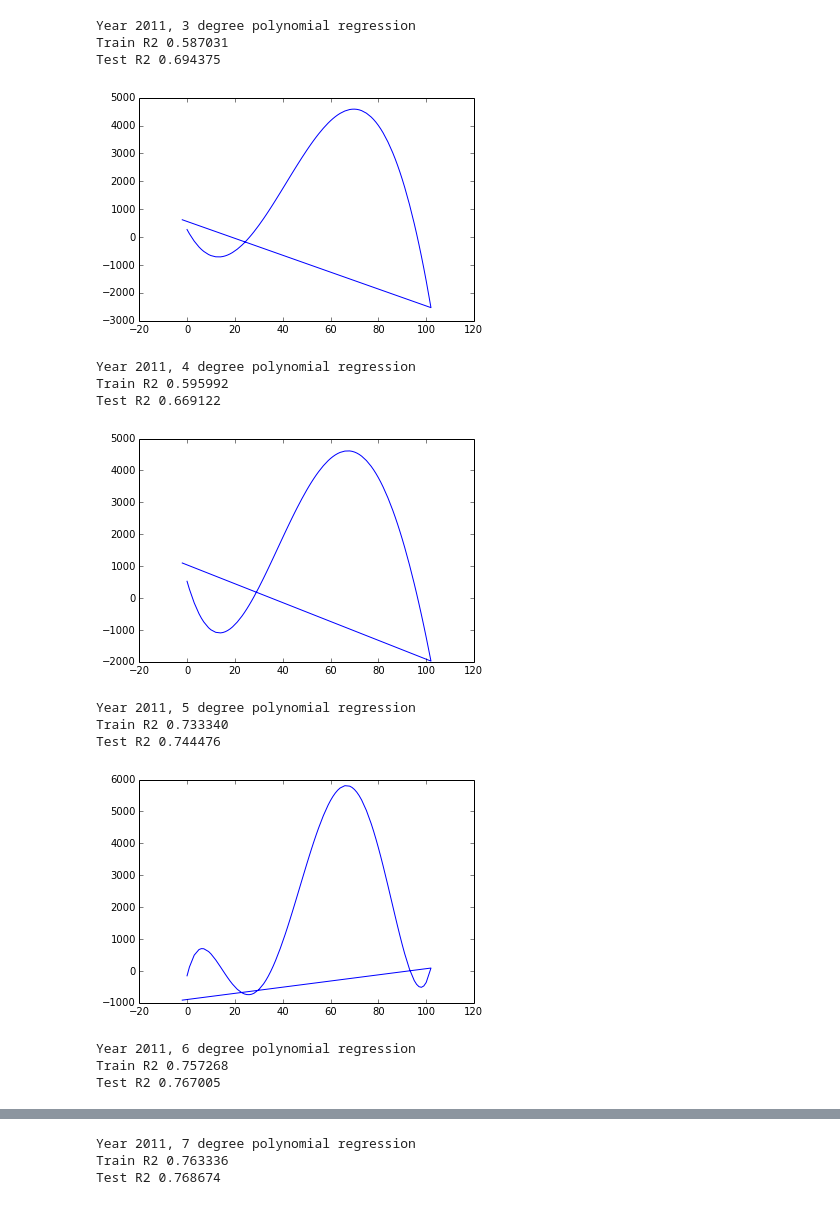
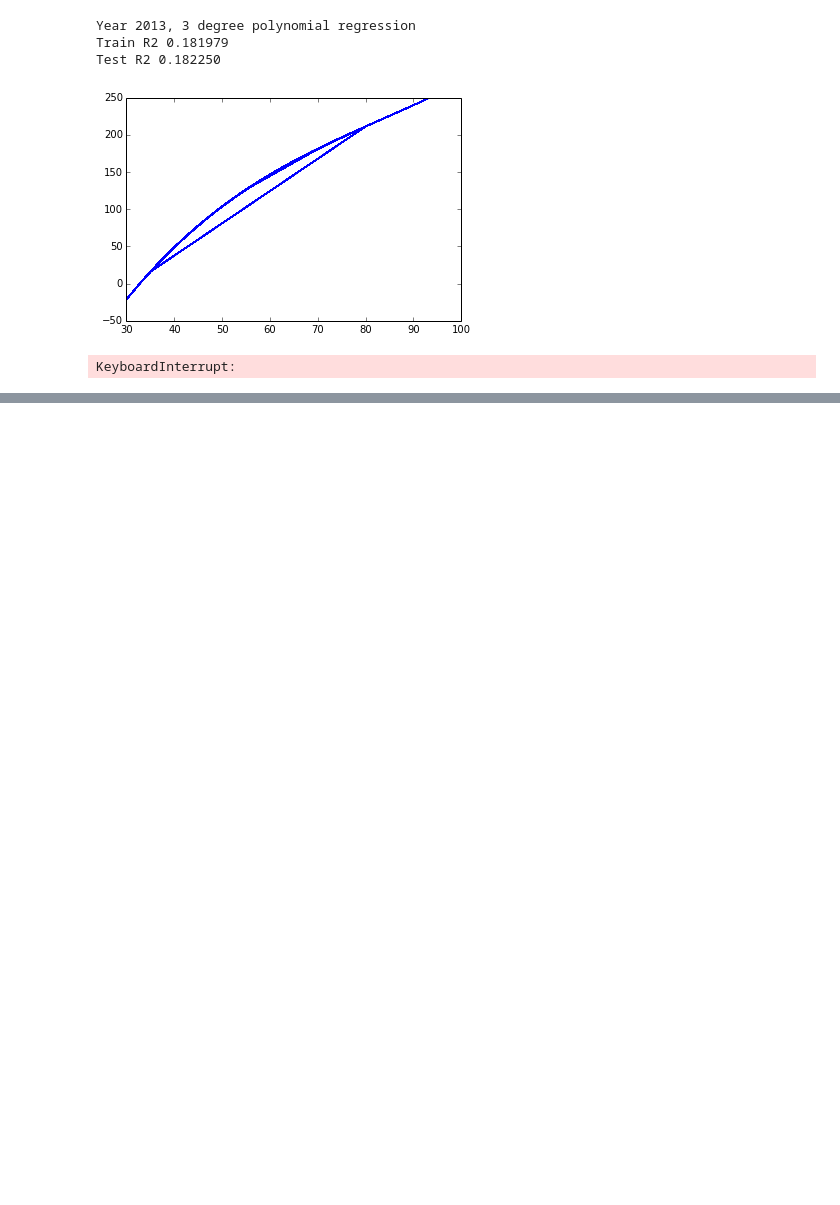
Before and after one commit to mbtaPredict/Main, a Jupyter notebook: lin_reg.ipynb, the cells around one changed output, grey strips where cells are left out. Cells and saved outputs as stored; diff of their text form; code cells hidden in the pictures; blank space fills up the shorter version.

Commit message:
data processing improved and more data is fed into regressions

```diff
--- a/lin_reg.ipynb
+++ b/lin_reg.ipynb
@@ -171,0 +235,18 @@ Test R2 0.128198
+# %%
+def count_riders2(year, month, day, hour):
+	"""
+	Input: year, month, day, hour
+	Output: total riders during that hour
+	"""
+
+	#initialize counter
+	counter = 0
+
+	#counts riders during a given hour
+	for minute in range(0,60):
+		#-1 means that there is no data for that time, so we don't count that
+		if hubway.data[year][month][day][hour][minute] == -1:
+			pass
+		else:
+			counter += len(hubway.data[year][month][day][hour][minute])
+	return counter
@@ -171,0 +301,2 @@ Test R2 0.128198
+# %%
+data_array = process_data2()
@@ -172,47 +316,41 @@ Test R2 0.128198
 # %%
-def lin_reg(year):
+"""
+Running a linear regression after transforming a polynomial
+into multiple coefficients so that a linear regression will work
+"""
+
+def lin_reg():
+
+    year = 2013
 
     # import temperature and ridership data
-    temperatures, ridership = process_data(year)
+#     data_array = process_data2()
 
-    # turn data into array
-    temps = np.array(temperatures)
-    rides = np.array(ridership)
+    X = data_array[:,4]
+    Y = data_array[:,7]
 
     # make array vertical so that scikit-learn can process it
-    temps = temps.reshape(temps.shape[0], -1)
-    rides = rides.reshape(rides.shape[0], -1)
+    X = X.reshape(X.shape[0], -1)
+    Y = Y.reshape(Y.shape[0], -1)
 
-    X_train, X_test, y_train, y_test = train_test_split(temps, rides, train_size=0.5)
+    X_train, X_test, y_train, y_test = train_test_split(X, Y, train_size=0.5)
 
     for degrees in range(3, 11):
         model = make_pipeline(PolynomialFeatures(degrees), Ridge())
 
         model.fit(X_train, y_train)
         print "Year %d, %d degree polynomial regression" % (year, degrees)
         print "Train R2 %f"%model.score(X_train, y_train)
         print "Test R2 %f"%model.score(X_test, y_test)
 
-        y_plot = model.predict(temps)
-        plt.plot(temps, y_plot)
+        y_plot = model.predict(X)
+        plt.plot(X, y_plot)
         plt.show()
 
-lin_reg(2011)
-lin_reg(2012)
-lin_reg(2013)
+lin_reg()
 # %% [output]
-Year 2011, 3 degree polynomial regression
-Train R2 0.587031
-Test R2 0.694375
+Year 2013, 3 degree polynomial regression
+Train R2 0.181979
+Test R2 0.182250
-[figure, old version]
+[figure, new version]
-Year 2011, 4 degree polynomial regression
-Train R2 0.595992
-Test R2 0.669122
+KeyboardInterrupt:
-[figure, removed]
-Year 2011, 5 degree polynomial regression
-Train R2 0.733340
-Test R2 0.744476
-[figure, removed]
-Year 2011, 6 degree polynomial regression
-Train R2 0.757268
-Test R2 0.767005
@@ -220,3 +356,0 @@ Test R2 0.767005
-Year 2011, 7 degree polynomial regression
-Train R2 0.763336
-Test R2 0.768674
```
Also changed, not shown: parts of 11 cells of this notebook.
